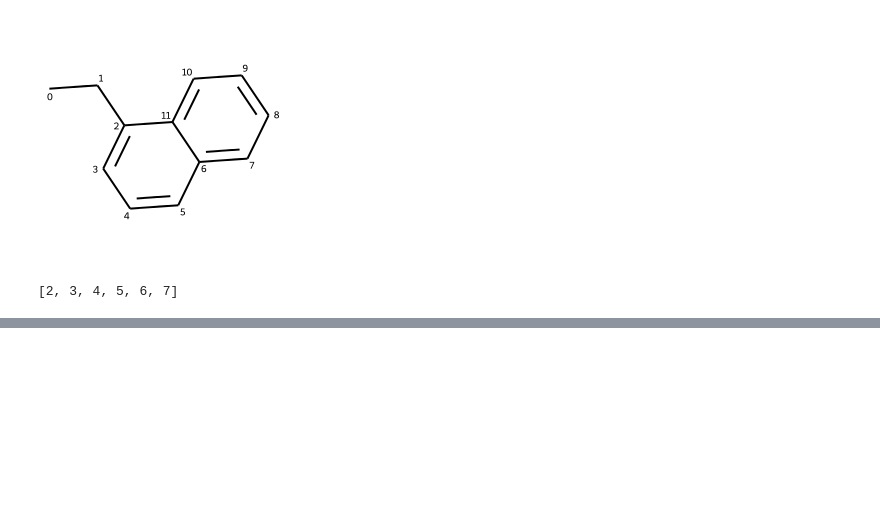
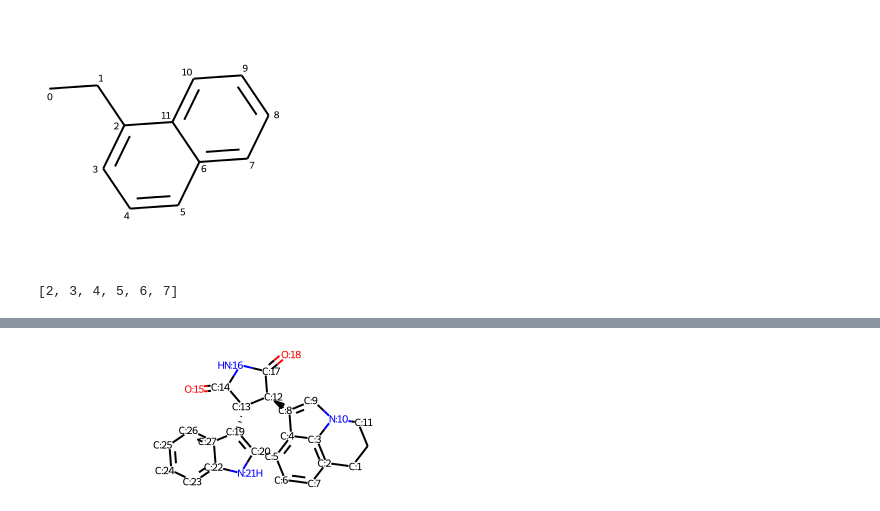
Before and after one commit to MDSYN2019/MDNPPackage, a Jupyter notebook: notebooks/RDKIT_Testing_Functions.ipynb, the cells around one changed output, grey strips where cells are left out. Drawn from its saved outputs; the diff is of its cells as text; code cells hidden in the pictures; blank space fills up the shorter version.

```diff
--- a/notebooks/RDKIT_Testing_Functions.ipynb
+++ b/notebooks/RDKIT_Testing_Functions.ipynb
@@ -26,6 +31,9 @@ import rdkit
 print(rdkit.__version__)
 
 def mol_with_atom_index(mol):
+    """
+
+    """
     for atom in mol.GetAtoms():
         atom.SetAtomMapNum(atom.GetIdx())
     return mol
@@ -236,0 +255,11 @@ hit_ats
+# %%
+
+def mol_with_atom_index(mol):
+    """
+
+    """
+    for atom in mol.GetAtoms():
+        atom.SetAtomMapNum(atom.GetIdx())
+    return mol
+# %%
+mol = Chem.MolFromSmiles("C1CC2=C3C(=CC=C2)C(=CN3C1)[C@H]4[C@@H](C(=O)NC4=O)C5=CNC6=CC=CC=C65")
@@ -236,0 +287,4 @@ hit_ats
+# %%
+mol_with_atom_index(mol)
+# %% [output]
+[figure, added]
```
Also changed, not shown: parts of 20 cells of this notebook, 15 other files.
